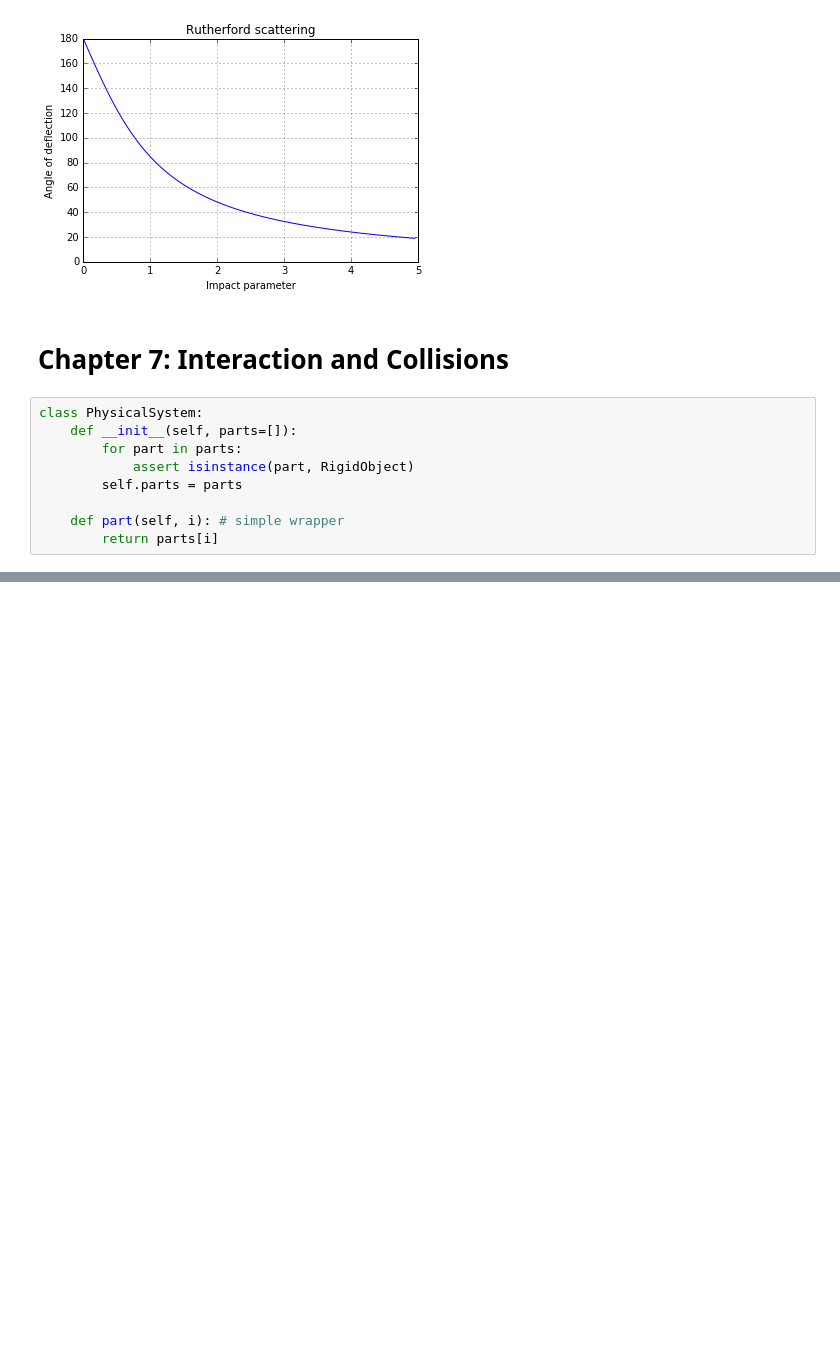
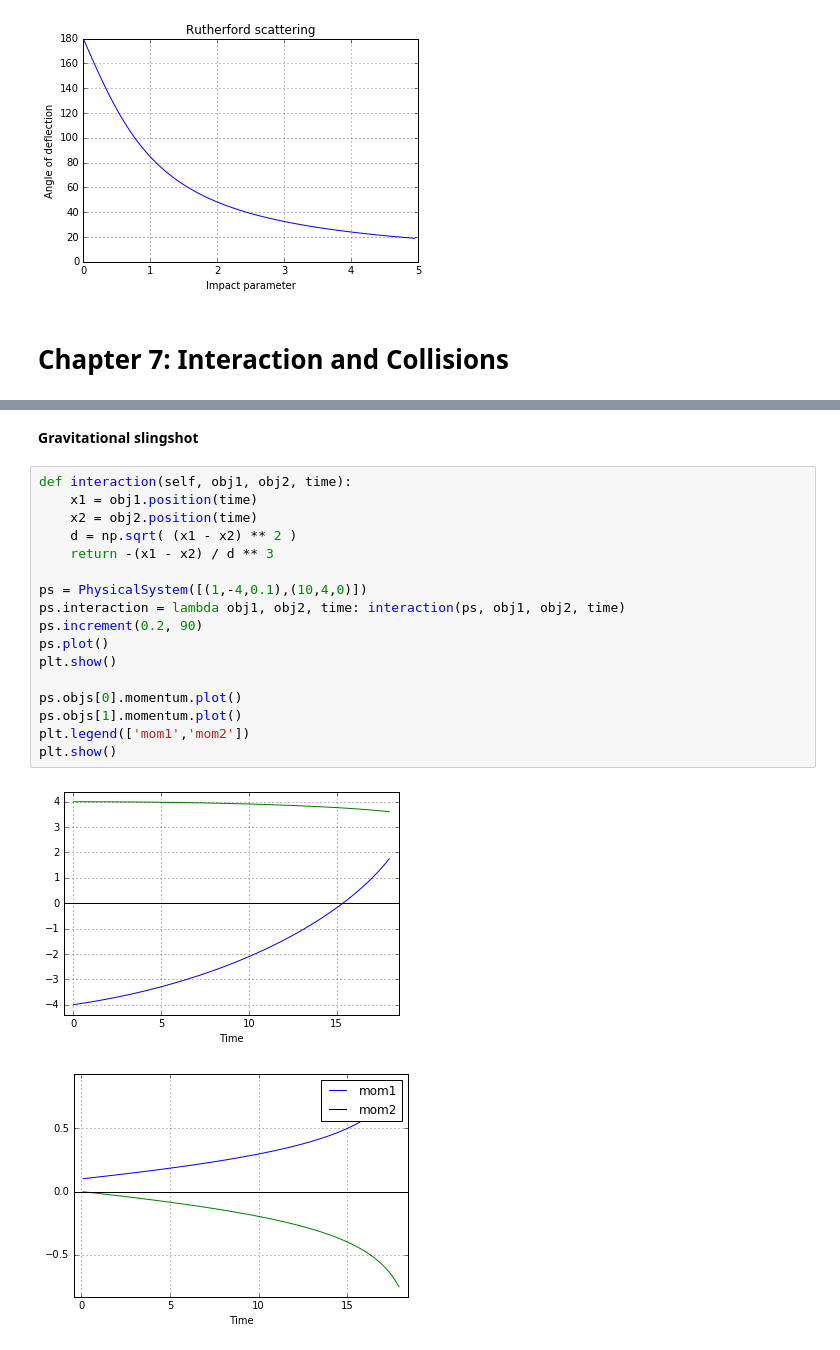
Before and after one commit to dulrich15/p200, a Jupyter notebook: p200 v11.ipynb, the cells around one changed output, grey strips where cells are left out. Cells and saved outputs as stored; diff of their text form; blank space fills up the shorter version.

```diff
--- a/p200 v11.ipynb
+++ b/p200 v11.ipynb
@@ -466,12 +493,3 @@ plt.show()
 [figure]
 # %% [markdown]
 # Chapter 7: Interaction and Collisions
-# %%
-class PhysicalSystem:
-    def __init__(self, parts=[]):
-        for part in parts:
-            assert isinstance(part, RigidObject)
-        self.parts = parts
-
-    def part(self, i): # simple wrapper
-        return parts[i]
@@ -477,0 +542,22 @@ class PhysicalSystem:
+# %% [markdown]
+**Gravitational slingshot**
+# %%
+def interaction(self, obj1, obj2, time):
+    x1 = obj1.position(time)
+    x2 = obj2.position(time)
+    d = np.sqrt( (x1 - x2) ** 2 )
+    return -(x1 - x2) / d ** 3
+
+ps = PhysicalSystem([(1,-4,0.1),(10,4,0)])
+ps.interaction = lambda obj1, obj2, time: interaction(ps, obj1, obj2, time)
+ps.increment(0.2, 90)
+ps.plot()
+plt.show()
+
+ps.objs[0].momentum.plot()
+ps.objs[1].momentum.plot()
+plt.legend(['mom1','mom2'])
+plt.show()
+# %% [output]
+[figure, added]
+[figure, added]
```
Also changed, not shown: parts of 16 cells of this notebook.
